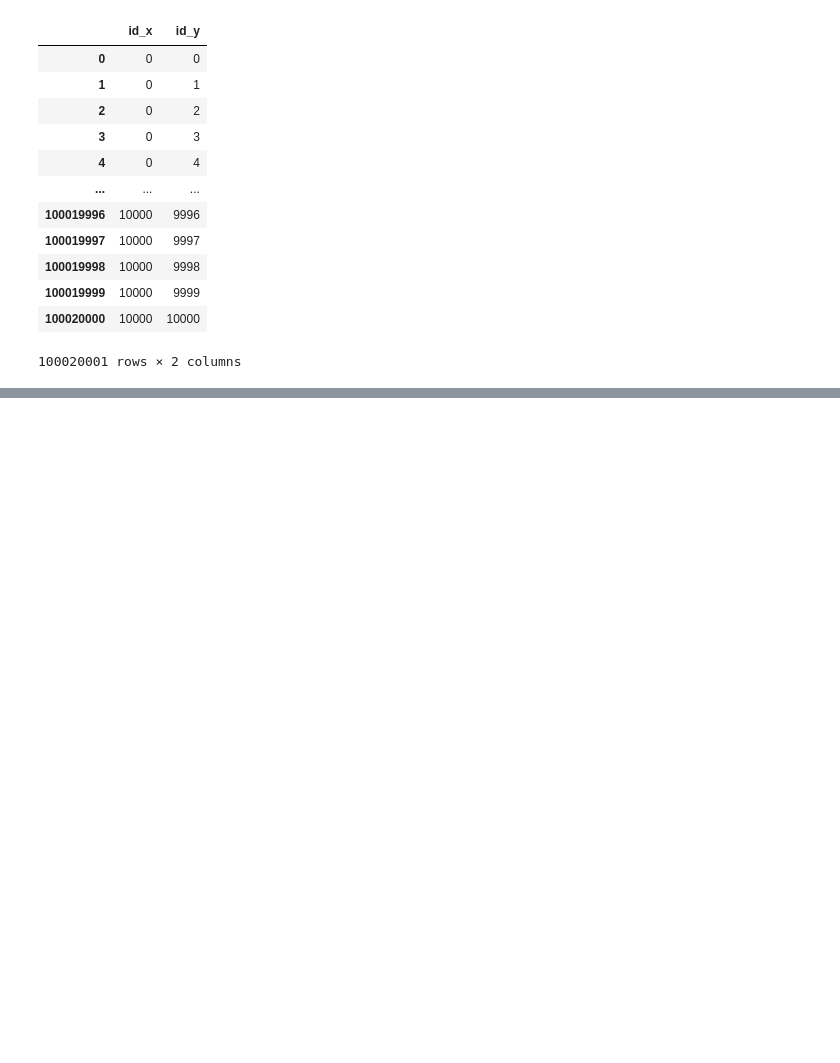
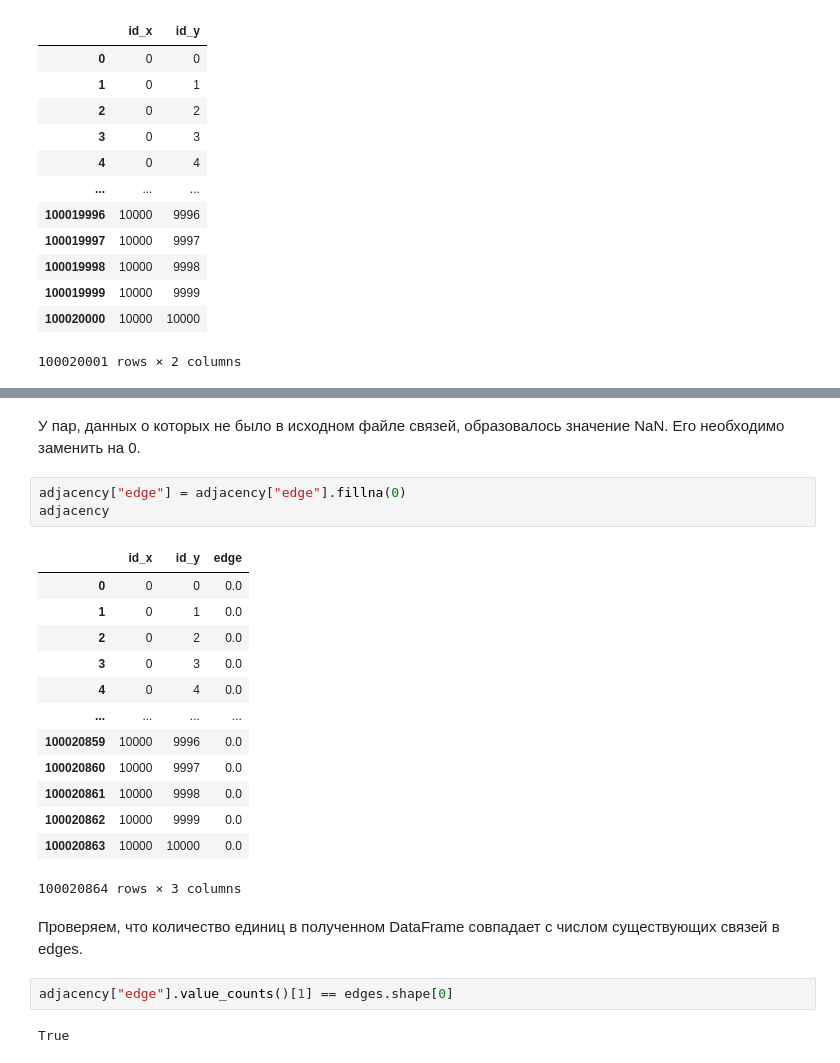
Before and after one commit to Cat-in-box/ml-social-graphs, a Jupyter notebook: git_social_graphs.ipynb, the cells around one changed output, grey strips where cells are left out. Drawn from its saved outputs; the diff is of its cells as text; blank space fills up the shorter version.

```diff
--- a/git_social_graphs.ipynb
+++ b/git_social_graphs.ipynb
@@ -127,0 +139,25 @@ dtype: int64
+# %% [markdown]
+У пар, данных о которых не было в исходном файле связей, образовалось значение NaN. Его необходимо заменить на 0.
+# %%
+adjacency["edge"] = adjacency["edge"].fillna(0)
+adjacency
+# %% [output]
+|  | id_x | id_y | edge |
+| 0 | 0 | 0 | 0.0 |
+| 1 | 0 | 1 | 0.0 |
+| 2 | 0 | 2 | 0.0 |
+| 3 | 0 | 3 | 0.0 |
+| 4 | 0 | 4 | 0.0 |
+| ... | ... | ... | ... |
+| 100020859 | 10000 | 9996 | 0.0 |
+| 100020860 | 10000 | 9997 | 0.0 |
+| 100020861 | 10000 | 9998 | 0.0 |
+| 100020862 | 10000 | 9999 | 0.0 |
+| 100020863 | 10000 | 10000 | 0.0 |
+100020864 rows × 3 columns
+# %% [markdown]
+Проверяем, что количество единиц в полученном DataFrame совпадает с числом существующих связей в edges.
+# %%
+adjacency["edge"].value_counts()[1] == edges.shape[0]
+# %% [output]
+True
```
Also changed, not shown: parts of 25 cells of this notebook.
